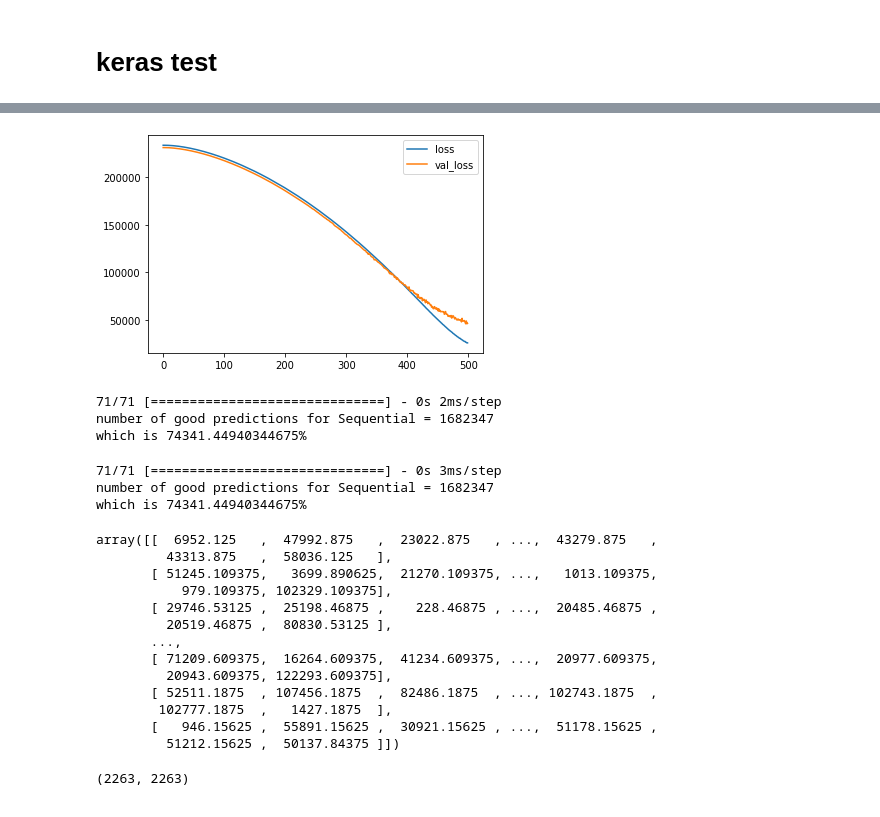
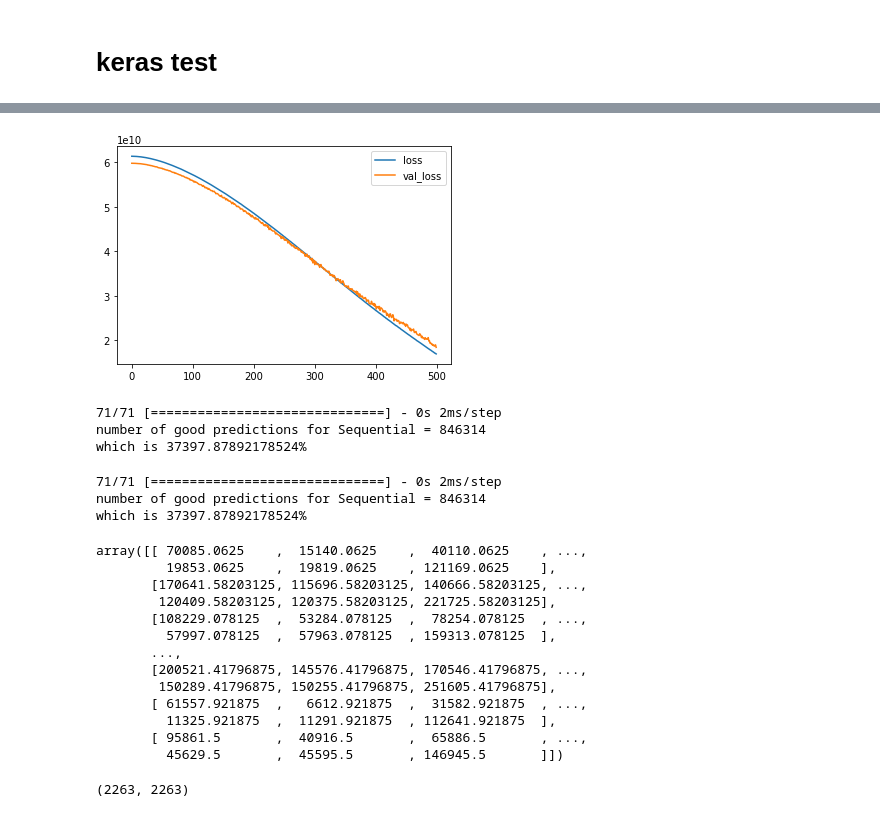
Before and after one commit to milosz-l/delivery-time, a Jupyter notebook: nn_test.ipynb, the cells around one changed output, grey strips where cells are left out. Saved outputs shown, nothing was run; the diff lists cells and outputs as text; code cells hidden in the pictures.

```diff
--- a/nn_test.ipynb
+++ b/nn_test.ipynb
@@ -252,11 +252,11 @@ early_stopping = callbacks.EarlyStopping(
 model = keras.Sequential([
     layers.BatchNormalization(input_shape=[input_shape]),
 
-    layers.Dense(512, activation='relu'),
+    layers.Dense(256, activation='relu'),
     layers.BatchNormalization(),
     layers.Dropout(0.3),
 
-    layers.Dense(512, activation='relu'),
+    layers.Dense(256, activation='relu'),
     layers.BatchNormalization(),
     layers.Dropout(0.3),
 
@@ -264,8 +264,8 @@ model = keras.Sequential([
 ])
 model.compile(
     optimizer='adam',
-    loss='mae',
-    metrics=['r_square']
+    loss='mean_squared_error',
+    metrics=['mae']
 )
 
 history = model.fit(
@@ -301,10 +301,10 @@ Minimum validation loss: 45823.94140625
-[figure, old version]
+[figure, new version]
 # %%
 print_percent_of_good_predictions([model], X_test, y_test)
 # %% [output]
 71/71 [==============================] - 0s 2ms/step
-number of good predictions for Sequential = 1682347
-which is 74341.44940344675%
+number of good predictions for Sequential = 846314
+which is 37397.87892178524%
 # %%
 error = NUM_OF_HOURS * 60 * 60
 predictions = model.predict(X_test)
@@ -314,25 +314,25 @@ percent_of_good_predictions = num_of_good_predictions / len(predictions_time_dif
 print(f'number of good predictions for {type(model).__name__} = {num_of_good_predictions}')
 print(f'which is {percent_of_good_predictions * 100}%')
 # %% [output]
-71/71 [==============================] - 0s 3ms/step
-number of good predictions for Sequential = 1682347
-which is 74341.44940344675%
+71/71 [==============================] - 0s 2ms/step
+number of good predictions for Sequential = 846314
+which is 37397.87892178524%
 # %%
 display(predictions_time_diff)
 # %% [output]
-array([[  6952.125   ,  47992.875   ,  23022.875   , ...,  43279.875   ,
-         43313.875   ,  58036.125   ],
-       [ 51245.109375,   3699.890625,  21270.109375, ...,   1013.109375,
-           979.109375, 102329.109375],
-       [ 29746.53125 ,  25198.46875 ,    228.46875 , ...,  20485.46875 ,
-         20519.46875 ,  80830.53125 ],
+array([[ 70085.0625    ,  15140.0625    ,  40110.0625    , ...,
+         19853.0625    ,  19819.0625    , 121169.0625    ],
+       [170641.58203125, 115696.58203125, 140666.58203125, ...,
+        120409.58203125, 120375.58203125, 221725.58203125],
+       [108229.078125  ,  53284.078125  ,  78254.078125  , ...,
+         57997.078125  ,  57963.078125  , 159313.078125  ],
        ...,
-       [ 71209.609375,  16264.609375,  41234.609375, ...,  20977.609375,
-         20943.609375, 122293.609375],
-       [ 52511.1875  , 107456.1875  ,  82486.1875  , ..., 102743.1875  ,
-        102777.1875  ,   1427.1875  ],
-       [   946.15625 ,  55891.15625 ,  30921.15625 , ...,  51178.15625 ,
-         51212.15625 ,  50137.84375 ]])
+       [200521.41796875, 145576.41796875, 170546.41796875, ...,
+        150289.41796875, 150255.41796875, 251605.41796875],
+       [ 61557.921875  ,   6612.921875  ,  31582.921875  , ...,
+         11325.921875  ,  11291.921875  , 112641.921875  ],
+       [ 95861.5       ,  40916.5       ,  65886.5       , ...,
+         45629.5       ,  45595.5       , 146945.5       ]])
 # %%
 display(predictions_time_diff.shape)
 # %% [output]
```
Also changed, not shown: parts of 2 cells of this notebook.
